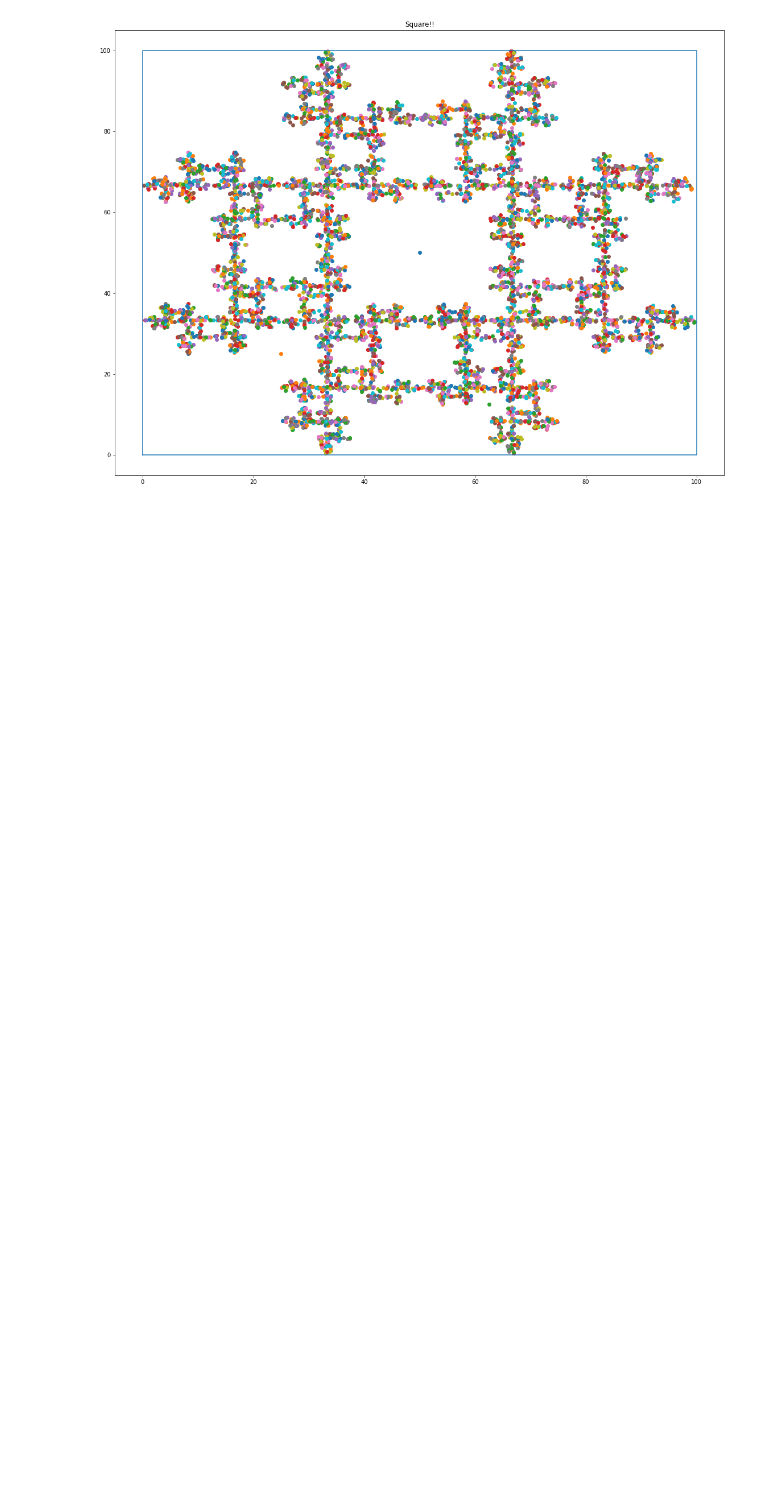
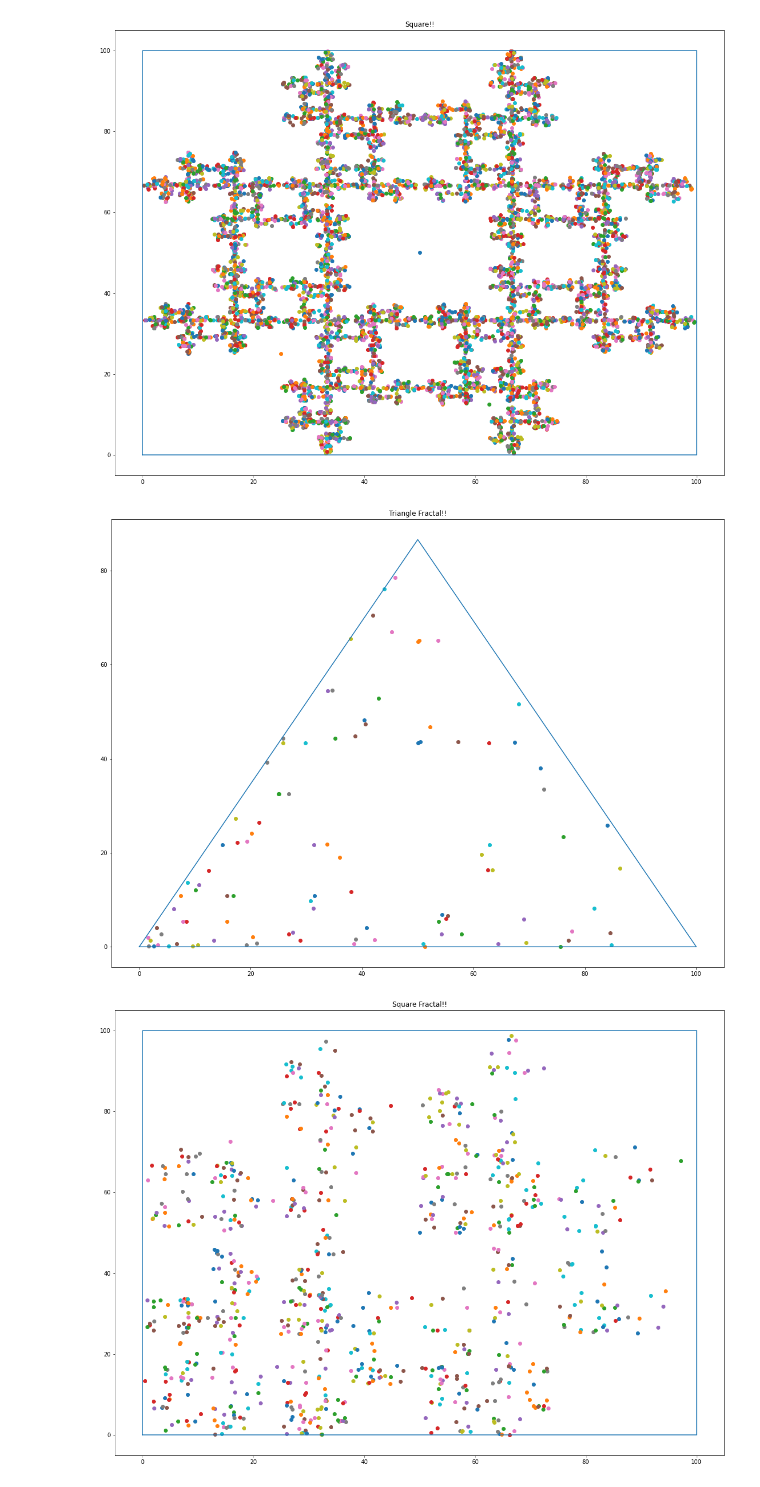
Before and after one commit to Icefirez1/Serpenski_Triangle, a Jupyter notebook: triangle.ipynb, the cells around one changed output. Saved outputs shown, nothing was run; the diff lists cells and outputs as text; code cells hidden in the pictures; blank space fills up the shorter version.

```diff
--- a/triangle.ipynb
+++ b/triangle.ipynb
@@ -130,33 +130,47 @@ import numpy as np
 import random
 
 #Generalized, kinda dog but eh
+#TBH i dont think this math is right for other shapes but oh welllll
 
 def serpenski_fractal(iter, shapex, shapey, shapeStart, nameShape="quirky"):
     f = plt.figure()
     f.set_figwidth(6.4*3)
     f.set_figheight(4.8*3)
     plt.plot(shapex,shapey)
     start = shapeStart
     plt.scatter(*start)
     last = -1
 
     for i in range(iter):
-        random_num = random.randint(0,3)
-        if len(shapex) == 4:
+        random_num = random.randint(0,len(shapex)-1)
+        if (len(shapex)-1) == 3:
             point = np.array([(start[0]+shapex[random_num])/2, (start[1]+shapey[random_num])/2])
             plt.scatter(*point)
         elif random_num != last:
             point = np.array([(start[0]+shapex[random_num])/2, (start[1]+shapey[random_num])/2])
             plt.scatter(*point)
         start = point
         last = random_num
 
     plt.title(f'{nameShape} Fractal!!')
     plt.show()
 
 
 tx = np.array([0, 100, 50, 0])
 h = np.sqrt(3)*100/2
 ty = np.array([0, 0, h,0])
 start = np.array([tx[2], ty[2]/2])
-serpenski_fractal(1000, tx, ty, start, "Triangle")
+serpenski_fractal(100, tx, ty, start, "Triangle")
+
+tx = np.array([0, 100, 100, 0,0])
+ty = np.array([0, 0, 100,100, 0])
+start = np.array([50,50])
+serpenski_fractal(1000, tx, ty, start, "Square")
+
+# tx = np.array([-12, -6, 6, 12, 6, -6, -12]) *10
+# ty = np.array([0, -6, -6, 0, 6, 6, 0]) * 10
+# start = np.array([2,4]) * 10
+# serpenski_fractal(1000, tx, ty, start, "Hex")
+# %% [output]
+[figure, added]
+[figure, added]
```
